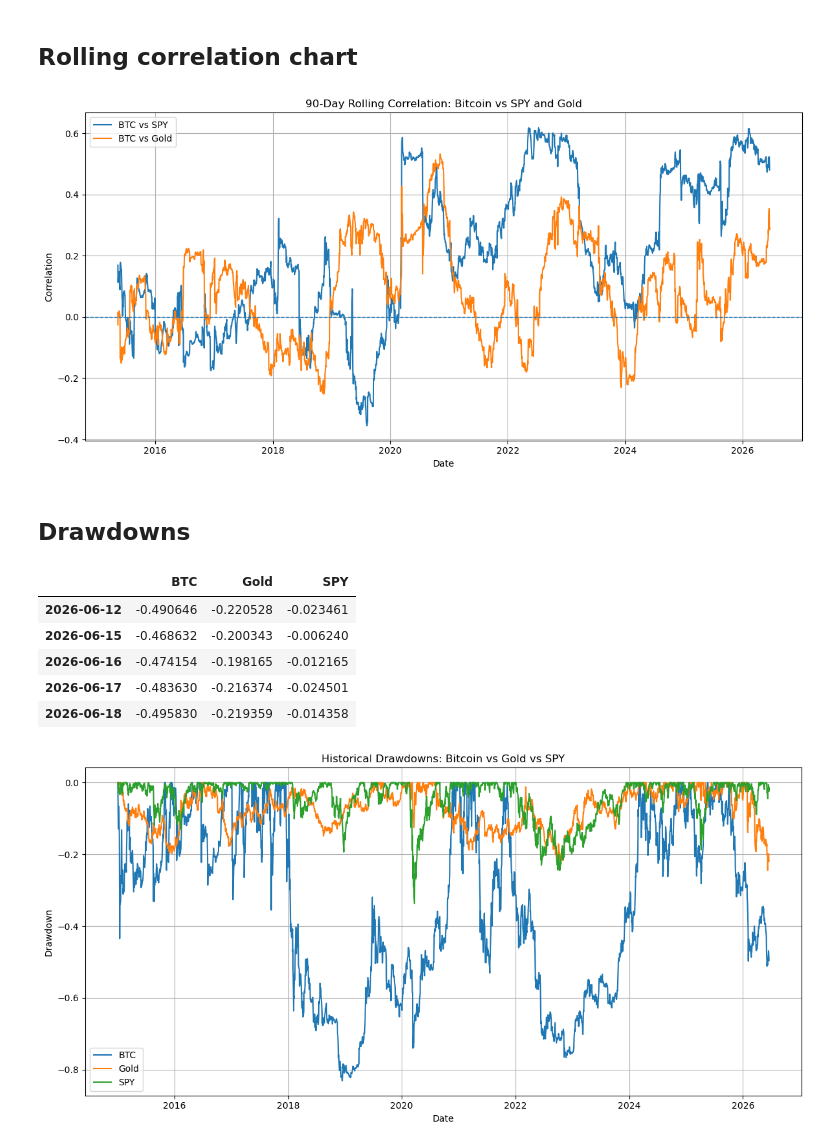
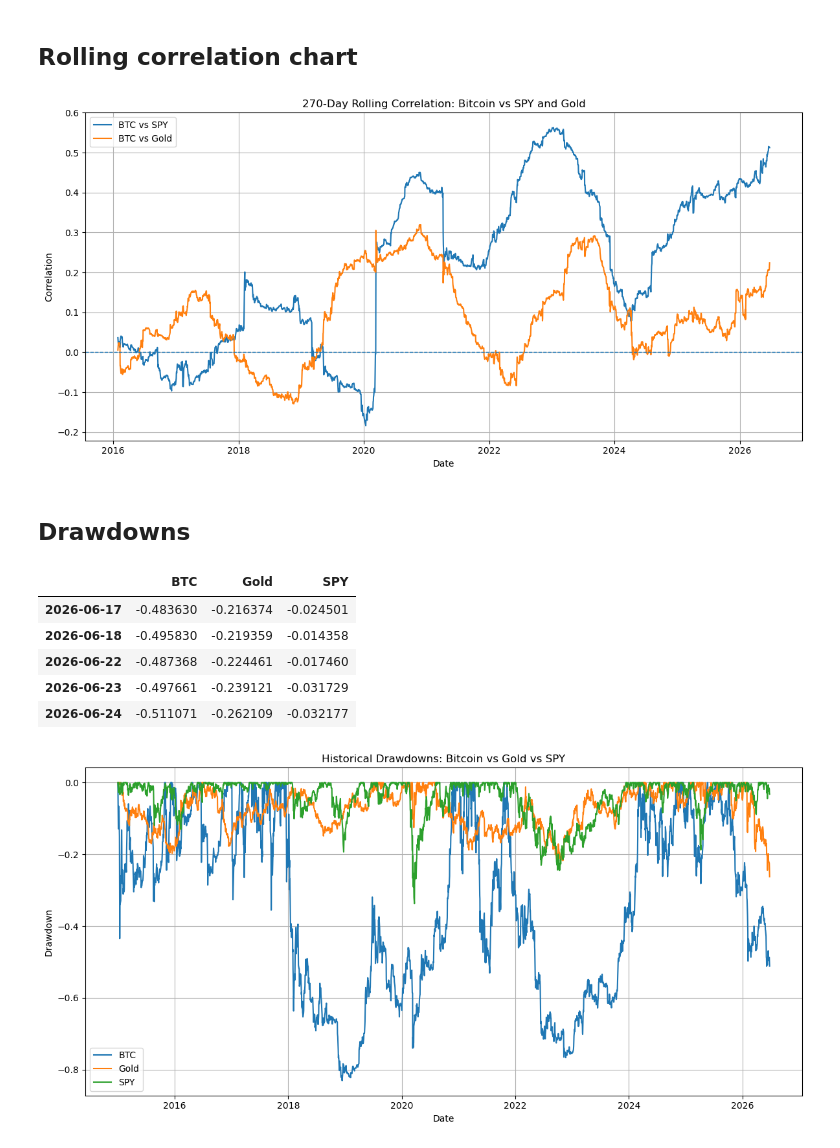
Before and after one commit to alexanderdz05/bitcoin-digital-gold, a Jupyter notebook: notebooks/btc_analysis.ipynb, the cells around one changed output. Cells and saved outputs as stored; diff of their text form; code cells hidden in the pictures.

```diff
--- a/notebooks/btc_analysis.ipynb
+++ b/notebooks/btc_analysis.ipynb
@@ -221,36 +217,37 @@ plt.show()
 # %% [markdown]
 ## Rolling correlation chart
 # %%
-rolling_window = 90
+rolling_window = 270
 rolling_corr_btc_spy = returns["BTC"].rolling(rolling_window).corr(returns["SPY"])
 rolling_corr_btc_gold = returns["BTC"].rolling(rolling_window).corr(returns["Gold"])
 # %%
 plt.figure()
 plt.plot(rolling_corr_btc_spy.index, rolling_corr_btc_spy, label="BTC vs SPY")
 plt.plot(rolling_corr_btc_gold.index, rolling_corr_btc_gold, label="BTC vs Gold")
 plt.axhline(0, linestyle="--", linewidth=1)
-plt.title("90-Day Rolling Correlation: Bitcoin vs SPY and Gold")
+plt.title("270-Day Rolling Correlation: Bitcoin vs SPY and Gold")
 plt.xlabel("Date")
 plt.ylabel("Correlation")
 plt.legend()
 plt.grid(True)
 plt.tight_layout()
 plt.savefig("../charts/rolling_correlation.png")
 plt.show()
 # %% [output]
-[figure, old version]
+[figure, new version]
 # %% [markdown]
 ## Drawdowns
 # %%
-drawdowns = prices.apply(drawdown_series)
+core_prices = prices[["BTC", "Gold", "SPY"]]
+drawdowns = core_prices.apply(drawdown_series)
 drawdowns.tail()
 # %% [output]
 |  | BTC | Gold | SPY |
-| 2026-06-12 | -0.490646 | -0.220528 | -0.023461 |
-| 2026-06-15 | -0.468632 | -0.200343 | -0.006240 |
-| 2026-06-16 | -0.474154 | -0.198165 | -0.012165 |
 | 2026-06-17 | -0.483630 | -0.216374 | -0.024501 |
 | 2026-06-18 | -0.495830 | -0.219359 | -0.014358 |
+| 2026-06-22 | -0.487368 | -0.224461 | -0.017460 |
+| 2026-06-23 | -0.497661 | -0.239121 | -0.031729 |
+| 2026-06-24 | -0.511071 | -0.262109 | -0.032177 |
 # %%
 plt.figure()
 for asset in drawdowns.columns:
```
Also changed, not shown: parts of 62 cells of this notebook, 21 other files.
